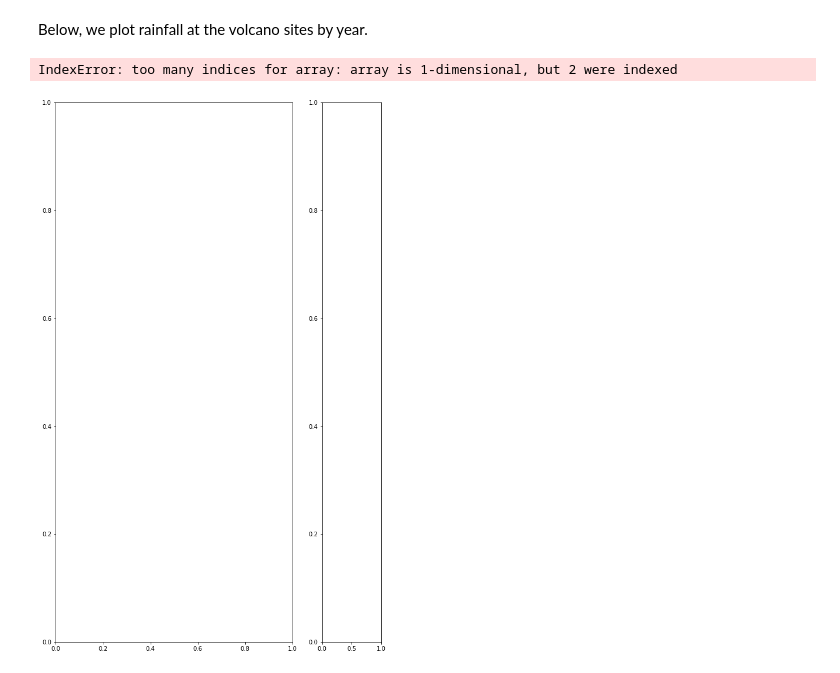
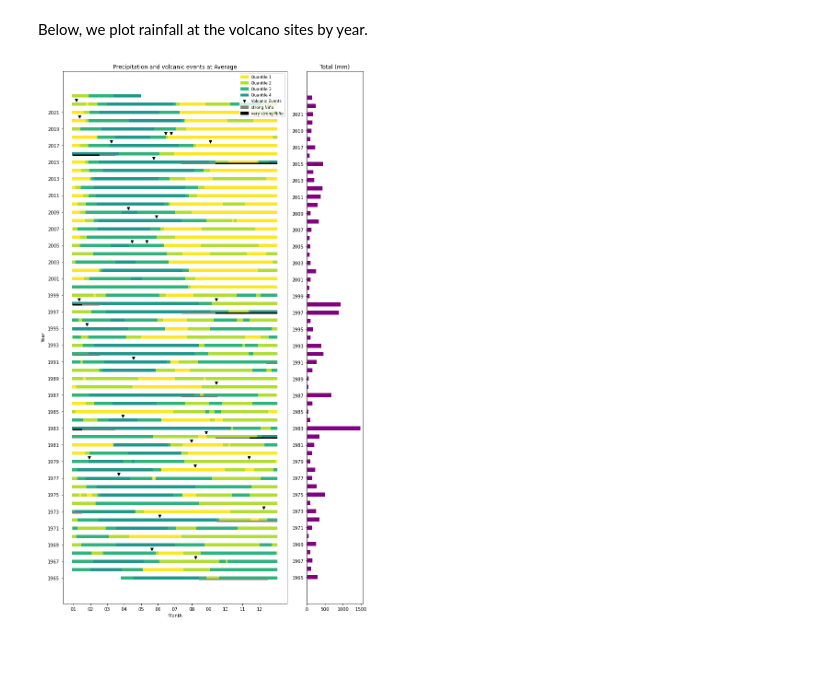
Before and after one commit to geodesymiami/precip-notebooks, a Jupyter notebook: average_galapagos.ipynb, the cells around one changed output. Saved outputs shown, nothing was run; the diff lists cells and outputs as text; code cells hidden in the pictures.

```diff
--- a/average_galapagos.ipynb
+++ b/average_galapagos.ipynb
@@ -137,6 +74,8 @@ if strengths != None:
                 first = max(i[0], start)
                 last = min(i[1], end)
                 elninos[j].append([date_to_decimal_year(first), date_to_decimal_year(last)])
+# %%
+rainfall = rainfall.reset_index(drop=True)
 # %% [markdown]
 We look at rolling averages of rainfall at each volcano site. We group dates at each volcano into quantiles based on the rolling rain averages. In gray, we've included the cumulative precipitation.
 # %%
@@ -167,9 +91,6 @@ print(all['Average'].mean())
 # %% [markdown]
 Below, we plot rainfall at the volcano sites by year.
 # %%
-plot_type = 'annual'
-
-rain_plotter(plot_type, sites_dict, rainfall, quantiles, rolling_number, volcanic_events, by_season=False, log_flag=True, elninos=elninos)
+annual_plotter(sites_dict, rainfall, quantiles, rolling_number, volcanic_events, by_season, log_flag, elninos)
 # %% [output]
-IndexError: too many indices for array: array is 1-dimensional, but 2 were indexed
-[figure, old version]
+[figure, new version]
```
Also changed, not shown: parts of 12 cells of this notebook, 22 other files.
